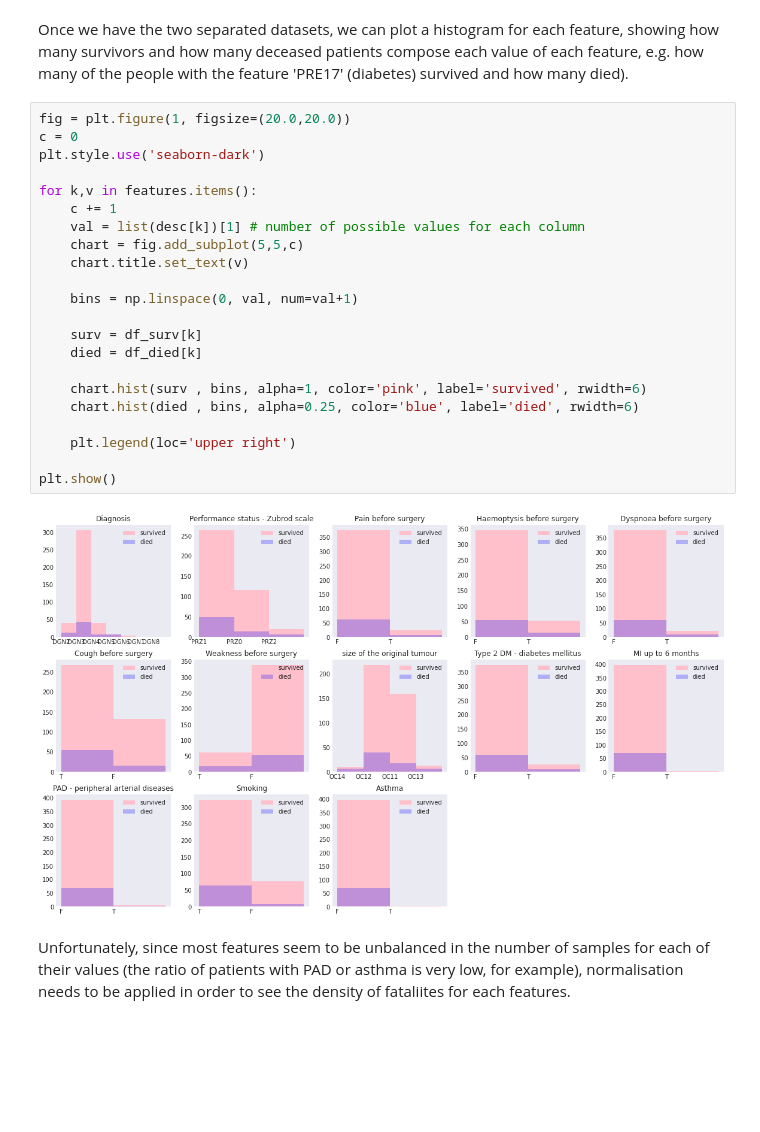
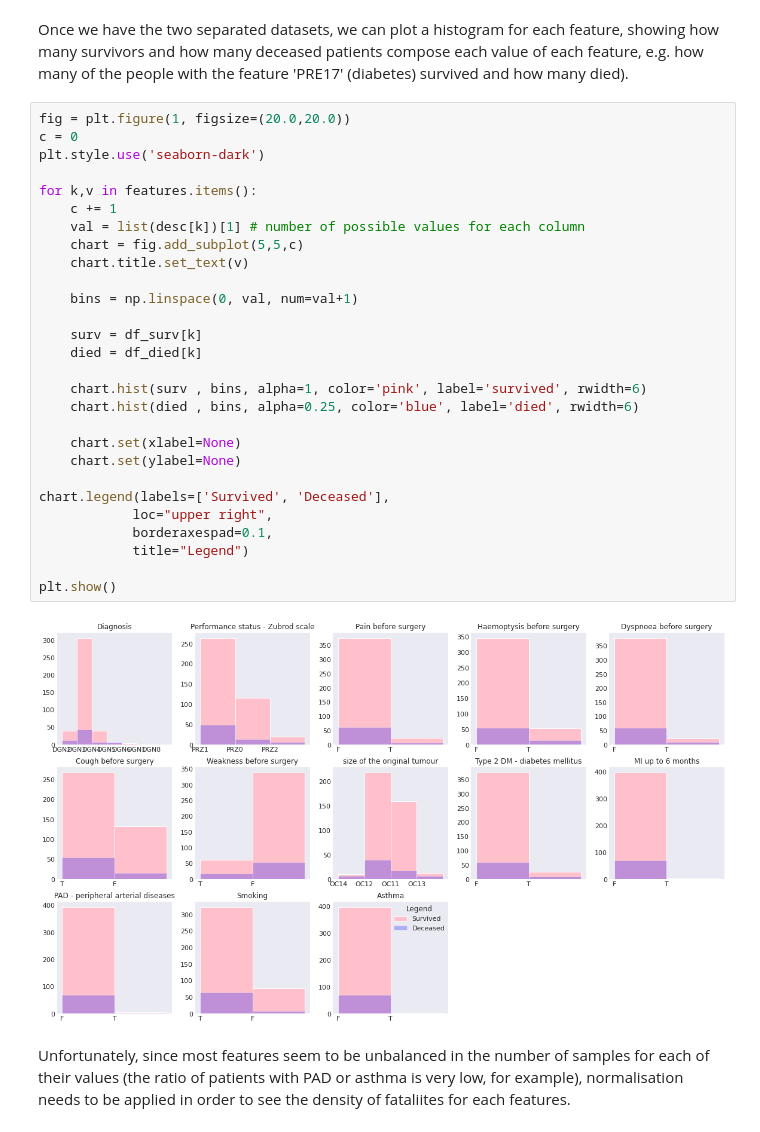
Before and after one commit to e-lubrini/thoracic-surgery-life-expectancy-classification, a Jupyter notebook: main.ipynb, the cells around one changed output. Saved outputs shown, nothing was run; the diff lists cells and outputs as text; blank space fills up the shorter version.

```diff
--- a/main.ipynb
+++ b/main.ipynb
@@ -125,27 +125,33 @@ Once we have the two separated datasets, we can plot a histogram for each featur
 # %%
 fig = plt.figure(1, figsize=(20.0,20.0))
 c = 0
 plt.style.use('seaborn-dark')
 
 for k,v in features.items():
     c += 1
     val = list(desc[k])[1] # number of possible values for each column
     chart = fig.add_subplot(5,5,c)
     chart.title.set_text(v)
 
     bins = np.linspace(0, val, num=val+1)
 
     surv = df_surv[k]
     died = df_died[k]
 
     chart.hist(surv , bins, alpha=1, color='pink', label='survived', rwidth=6)
     chart.hist(died , bins, alpha=0.25, color='blue', label='died', rwidth=6)
 
-    plt.legend(loc='upper right')
+    chart.set(xlabel=None)
+    chart.set(ylabel=None)
+
+chart.legend(labels=['Survived', 'Deceased'],
+            loc="upper right",
+            borderaxespad=0.1,
+            title="Legend")
 
 plt.show()
 # %% [output]
-[figure, old version]
+[figure, new version]
 # %% [markdown]
 Unfortunately, since most features seem to be unbalanced in the number of samples for each of their values (the ratio of patients with PAD or asthma is very low, for example), normalisation needs to be applied in order to see the density of fataliites for each features.
 # %%
```
Also changed, not shown: parts of 1 cell of this notebook.
